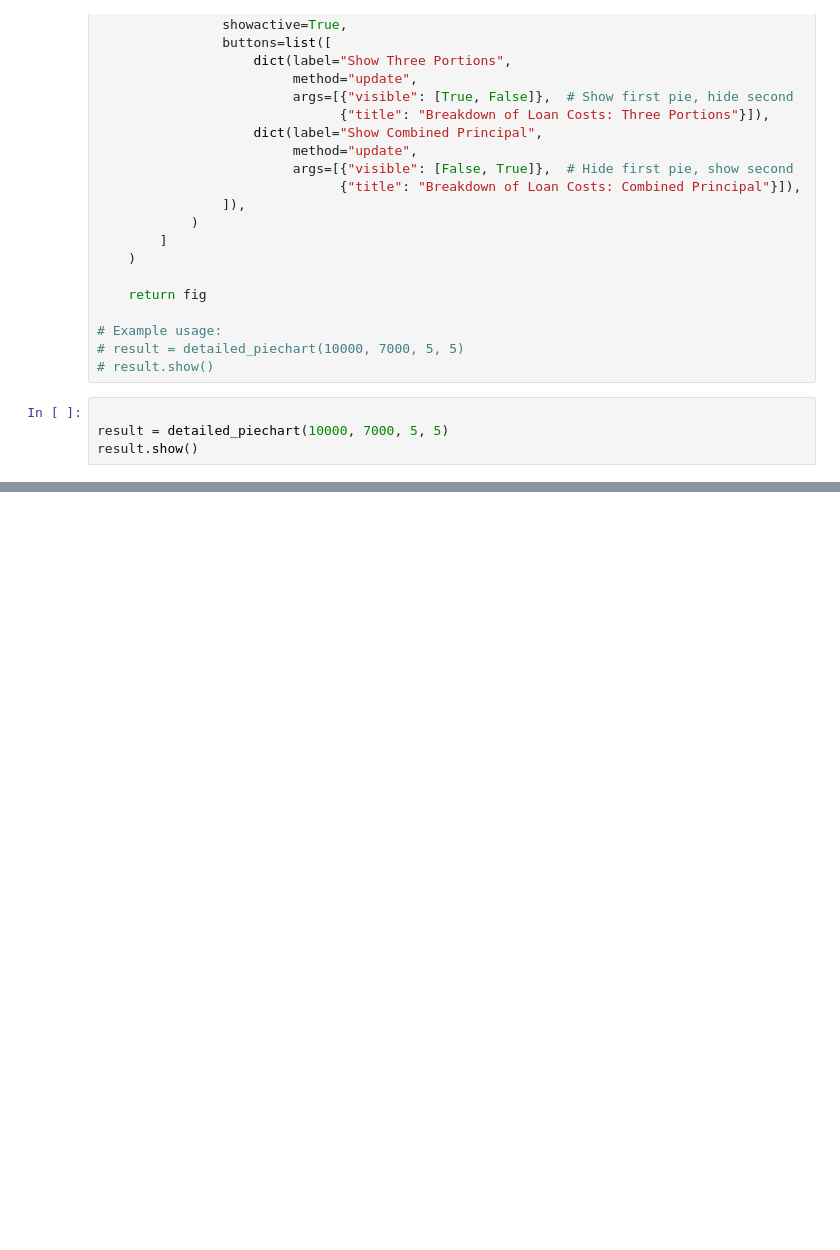
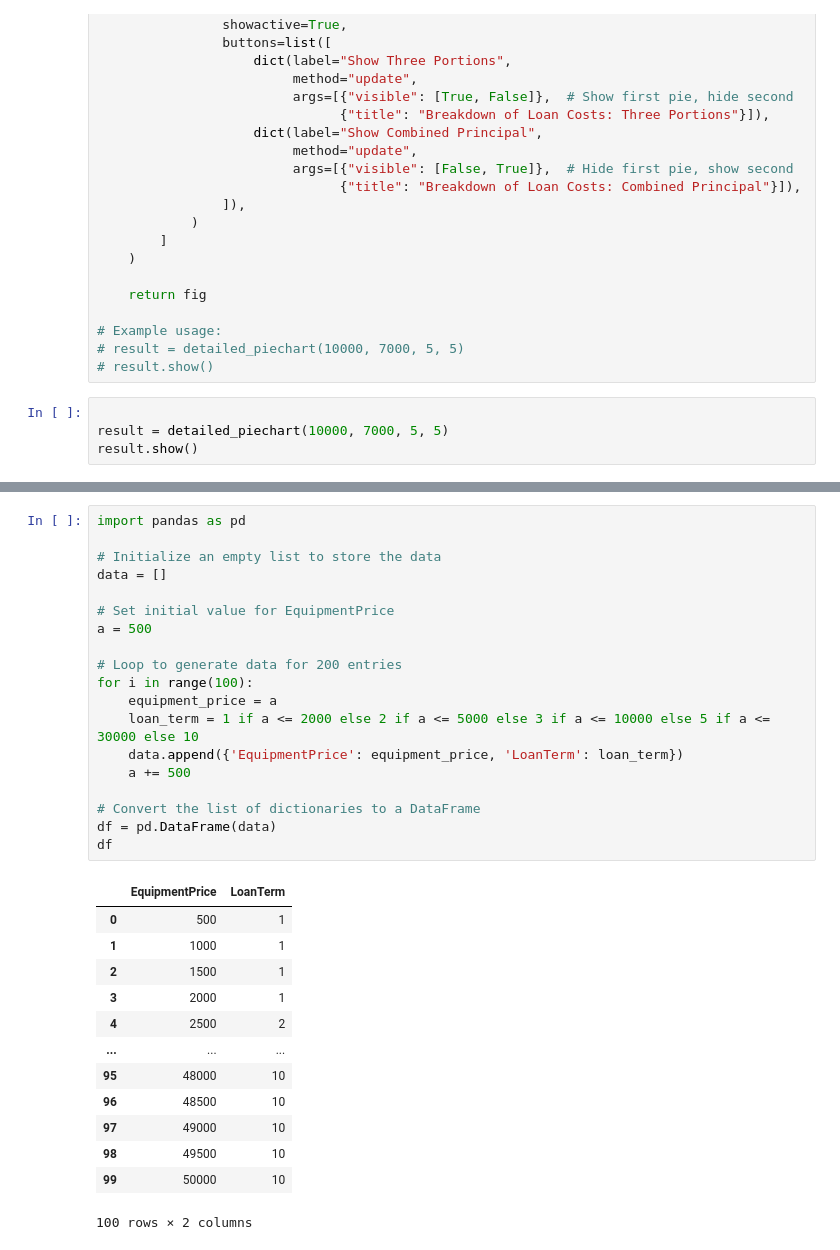
Before and after one commit to Gaia-Dental-Studio/new_pricing_calculator, a Jupyter notebook: test.ipynb, the cells around one changed output, grey strips where cells are left out. Saved outputs shown, nothing was run; the diff lists cells and outputs as text; blank space fills up the shorter version.

```diff
--- a/test.ipynb
+++ b/test.ipynb
@@ -727,0 +894,33 @@ result.show()
+# %%
+import pandas as pd
+
+# Initialize an empty list to store the data
+data = []
+
+# Set initial value for EquipmentPrice
+a = 500
+
+# Loop to generate data for 200 entries
+for i in range(100):
+    equipment_price = a
+    loan_term = 1 if a <= 2000 else 2 if a <= 5000 else 3 if a <= 10000 else 5 if a <= 30000 else 10
+    data.append({'EquipmentPrice': equipment_price, 'LoanTerm': loan_term})
+    a += 500
+
+# Convert the list of dictionaries to a DataFrame
+df = pd.DataFrame(data)
+df
+# %% [output]
+|  | EquipmentPrice | LoanTerm |
+| 0 | 500 | 1 |
+| 1 | 1000 | 1 |
+| 2 | 1500 | 1 |
+| 3 | 2000 | 1 |
+| 4 | 2500 | 2 |
+| ... | ... | ... |
+| 95 | 48000 | 10 |
+| 96 | 48500 | 10 |
+| 97 | 49000 | 10 |
+| 98 | 49500 | 10 |
+| 99 | 50000 | 10 |
+100 rows × 2 columns
```
Also changed, not shown: parts of 8 cells of this notebook, 6 other files.
